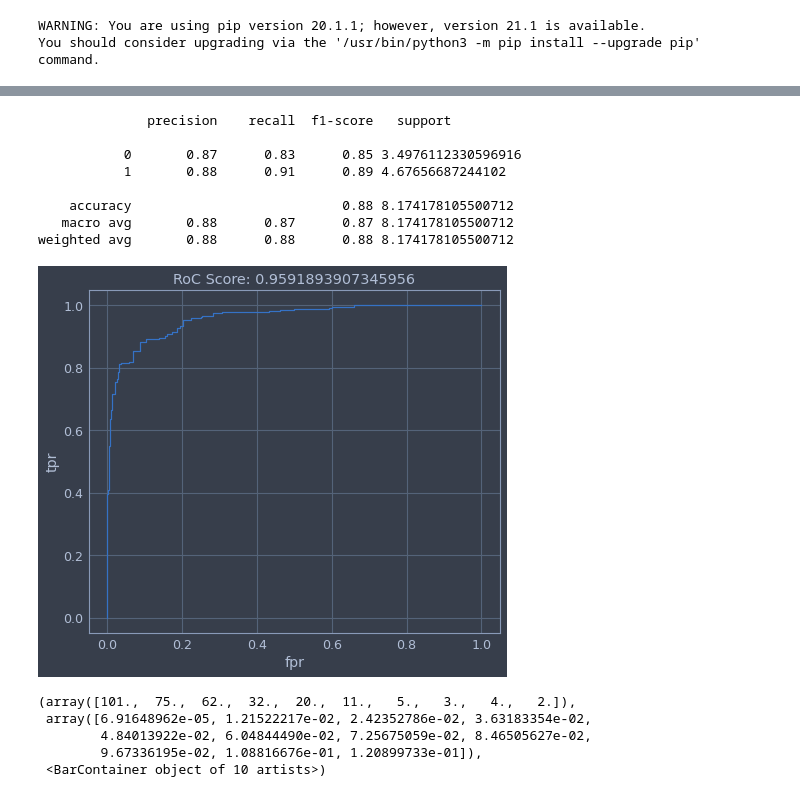
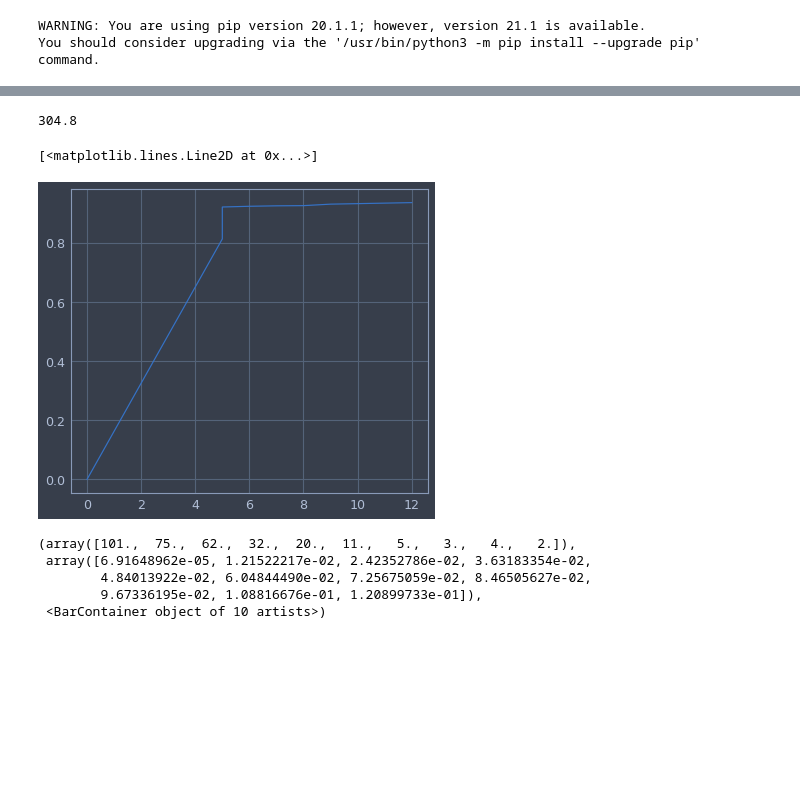
Before and after one commit to PathofData/crypto_models, a Jupyter notebook: BTC_models_v6.ipynb, the cells around one changed output, grey strips where cells are left out. Drawn from its saved outputs; the diff is of its cells as text; code cells hidden in the pictures; blank space fills up the shorter version.

```diff
--- a/BTC_models_v6.ipynb
+++ b/BTC_models_v6.ipynb
@@ -127,8 +131,9 @@ best_score = 0
 best_params = []
 best_preds = np.array([])
 best_probs = np.array([])
+model_lc = np.zeros(shape=(1, 2))
 
-for k in range(X.shape[1]-10, X.shape[1]):
+for k in range(5, 10):
     for c in [0.01, 0.1, 1, 10]:
 
         data_predictions = []
@@ -158,15 +163,18 @@ for k in range(X.shape[1]-10, X.shape[1]):
         data_labels = np.array(data_labels)
         data_weights = np.array(data_weights)
 
-        binned_labels = label_binarize(data_labels, classes=[0,1,2])
-        score = roc_auc_score(binned_labels, data_probs, sample_weight=data_weights, multi_class='ovo')
+#         binned_labels = label_binarize(data_labels, classes=[0,1,2])
+#         score = roc_auc_score(binned_labels, data_probs, sample_weight=data_weights, multi_class='ovo')
+        score = roc_auc_score(data_labels, data_probs[:, 1], sample_weight=data_weights)
 
         if score > best_score:
             best_score = score
             best_params = [k, c]
             best_preds = data_predictions
             best_probs = data_probs
-            dump(model, 'saved_models/classification_model_BTC_v8.joblib')
+#             dump(model, 'saved_models/classification_model_BTC_v9.joblib')
+            model_lc = np.vstack([model_lc, [k, score]])
+
 # Loop end
 
 data_predictions = best_preds
@@ -206,16 +214,15 @@ ax.set_title(f'RoC Score: {roc}')
 ax.set_xlabel('fpr')
 ax.set_ylabel('tpr')
 plt.show()
-# %% [output]
-              precision    recall  f1-score   support
-
-           0       0.87      0.83      0.85 3.4976112330596916
-           1       0.88      0.91      0.89 4.67656687244102
-
-    accuracy                           0.88 8.174178105500712
-   macro avg       0.88      0.87      0.87 8.174178105500712
-weighted avg       0.88      0.88      0.88 8.174178105500712
-[figure, removed]
+# %%
+0.8*381
+# %% [output]
+304.8
+# %%
+plt.plot(model_lc[:, 0], model_lc[:, 1])
+# %% [output]
+[<matplotlib.lines.Line2D at 0x...>]
+[figure, added]
 # %%
 plt.hist(data_weights)
 # %% [output]
```
Also changed, not shown: parts of 11 cells of this notebook, 8 other files.
